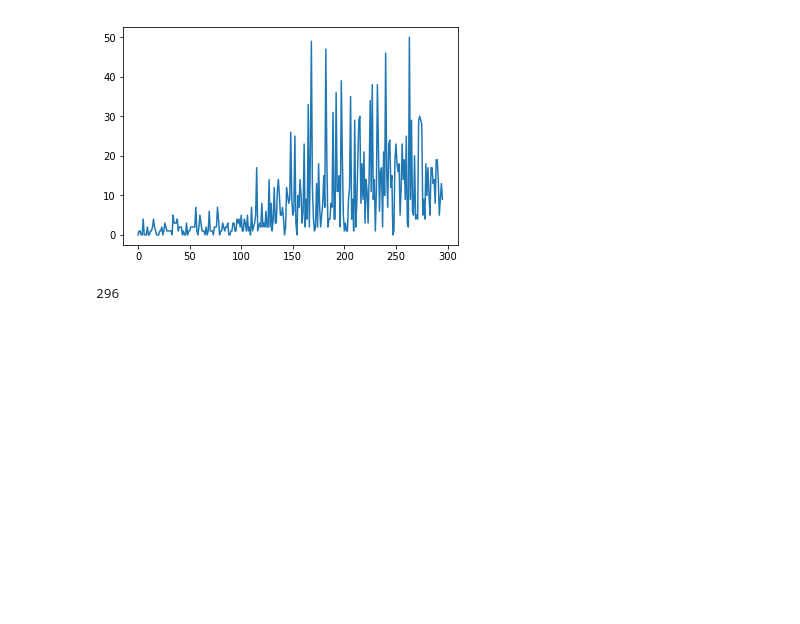
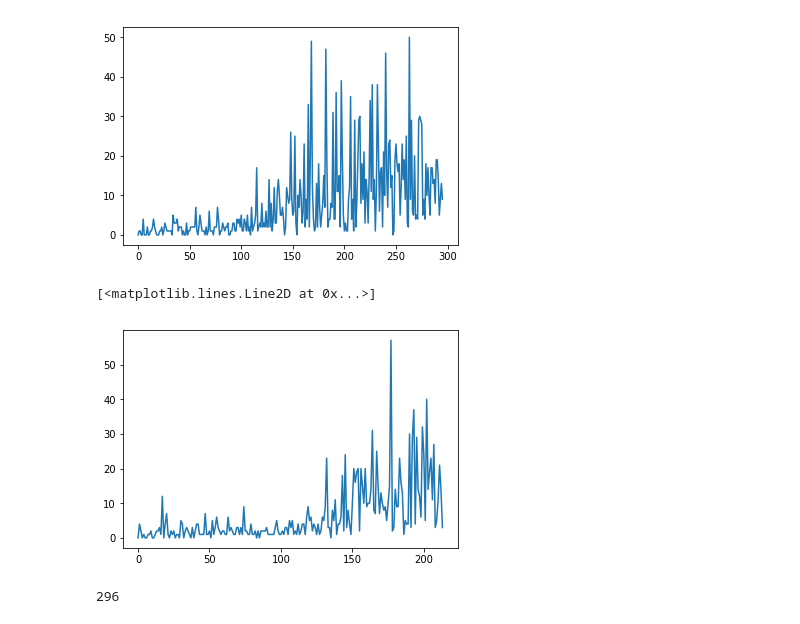
Before and after one commit to wptoux/deep-tiaotiao, a Jupyter notebook: DDPG.ipynb, the cells around one changed output. Cells and saved outputs as stored; diff of their text form; code cells hidden in the pictures; blank space fills up the shorter version.

```diff
--- a/DDPG.ipynb
+++ b/DDPG.ipynb
@@ -20,7 +20,9 @@ class Env:
         self.dist_space = np.linspace(300, 1000, len(self.action_space))
 
     def __jump(self, distance):
-        subprocess.call(".\\adb\\adb shell input swipe 500 500 500 500 %d" % distance)
+        touch_x = random.randrange(300, 900)
+        touch_y = random.randrange(300, 900)
+        subprocess.call(".\\adb\\adb shell input swipe %d %d %d %d %d" % (touch_x, touch_y, touch_x, touch_y, distance))
         time.sleep(distance / 1000 + 2)
 
 
@@ -574,6 +559,11 @@ plt.plot(range(len(scores)),scores)
 # %% [output]
 [<matplotlib.lines.Line2D at 0x...>]
 [figure]
+# %%
+plt.plot(range(len(scores)),scores)
+# %% [output]
+[<matplotlib.lines.Line2D at 0x...>]
+[figure, added]
 # %%
 len(scores)
 # %% [output]
```
Also changed, not shown: parts of 1 cell of this notebook.
